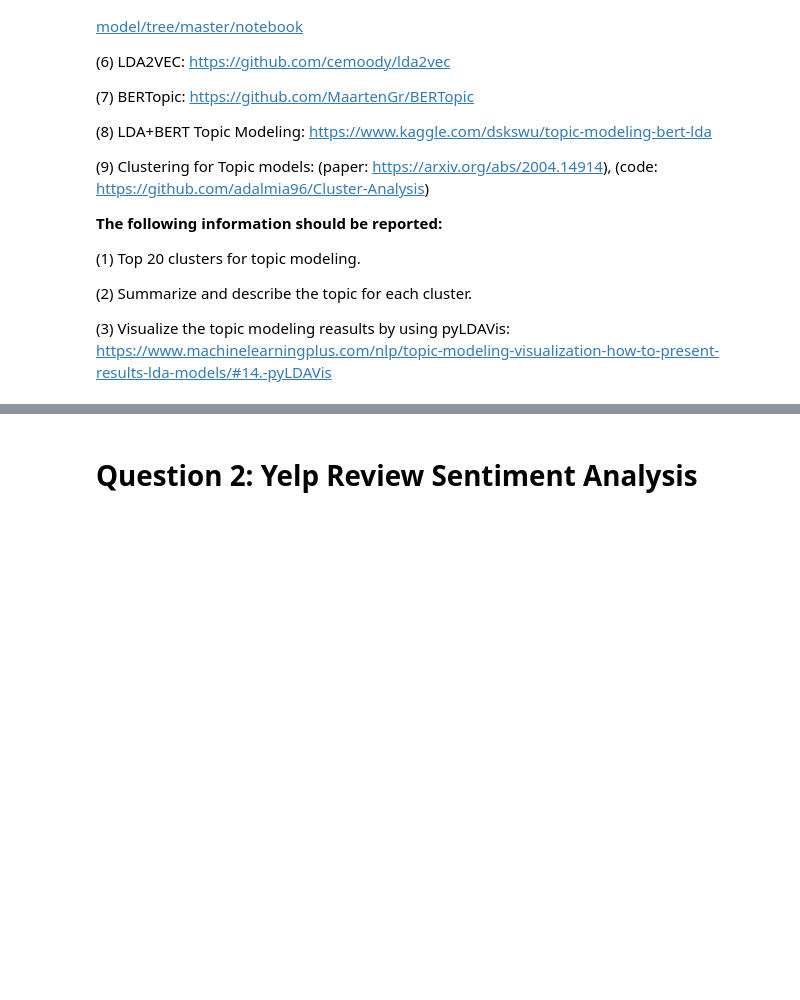
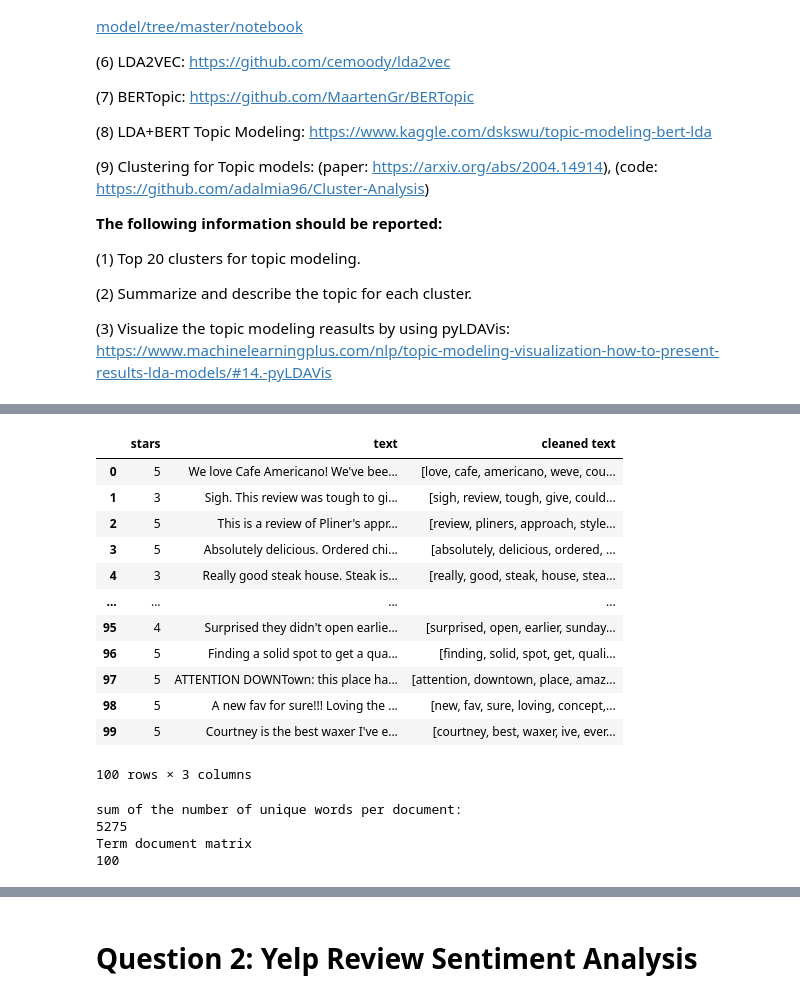
Before and after one commit to divyaseri/divya_INFO5731_Fall2020, a Jupyter notebook: INFO5731_Assignment_four.ipynb, the cells around one changed output, grey strips where cells are left out. Saved outputs shown, nothing was run; the diff lists cells and outputs as text; code cells hidden in the pictures; blank space fills up the shorter version.

```diff
--- a/INFO5731_Assignment_four.ipynb
+++ b/INFO5731_Assignment_four.ipynb
@@ -113,0 +64,3 @@ logger.propagate = False
+# %%
+df1 =df.drop(['review_id','user_id','business_id','review_id','date','useful','funny','cool'],axis =1)
+df1.head()
@@ -113,0 +74,40 @@ logger.propagate = False
+# %%
+stop = set(stopwords.words('english'))
+exclude = set(string.punctuation)
+lemma = WordNetLemmatizer()
+
+def text_clean(text):
+    stop_free = ' '.join([word for word in text.lower().split() if word not in stop])
+    punc_free = ''.join(ch for ch in stop_free if ch not in exclude)
+    normalized = ' '.join([lemma.lemmatize(word) for word in punc_free.split()])
+    return normalized.split()
+# %%
+df1['cleaned text']=df1['text'].apply(text_clean)
+df1
+# %% [output]
+|  | stars | text | cleaned text |
+| 0 | 5 | We love Cafe Americano! We've bee... | [love, cafe, americano, weve, cou... |
+| 1 | 3 | Sigh. This review was tough to gi... | [sigh, review, tough, give, could... |
+| 2 | 5 | This is a review of Pliner's appr... | [review, pliners, approach, style... |
+| 3 | 5 | Absolutely delicious. Ordered chi... | [absolutely, delicious, ordered, ... |
+| 4 | 3 | Really good steak house. Steak is... | [really, good, steak, house, stea... |
+| ... | ... | ... | ... |
+| 95 | 4 | Surprised they didn't open earlie... | [surprised, open, earlier, sunday... |
+| 96 | 5 | Finding a solid spot to get a qua... | [finding, solid, spot, get, quali... |
+| 97 | 5 | ATTENTION DOWNTown: this place ha... | [attention, downtown, place, amaz... |
+| 98 | 5 | A new fav for sure!!! Loving the ... | [new, fav, sure, loving, concept,... |
+| 99 | 5 | Courtney is the best waxer I've e... | [courtney, best, waxer, ive, ever... |
+100 rows × 3 columns
+# %%
+dictionary = corpora.Dictionary(df1['cleaned text'])
+print('sum of the number of unique words per document:')
+print(dictionary.num_nnz)
+
+doc_term_matrix = [dictionary.doc2bow(doc) for doc in df1['cleaned text'] ]
+print('Term document matrix')
+print(len(doc_term_matrix))
+# %% [output]
+sum of the number of unique words per document:
+5275
+Term document matrix
+100
```
Also changed, not shown: parts of 51 cells of this notebook.
